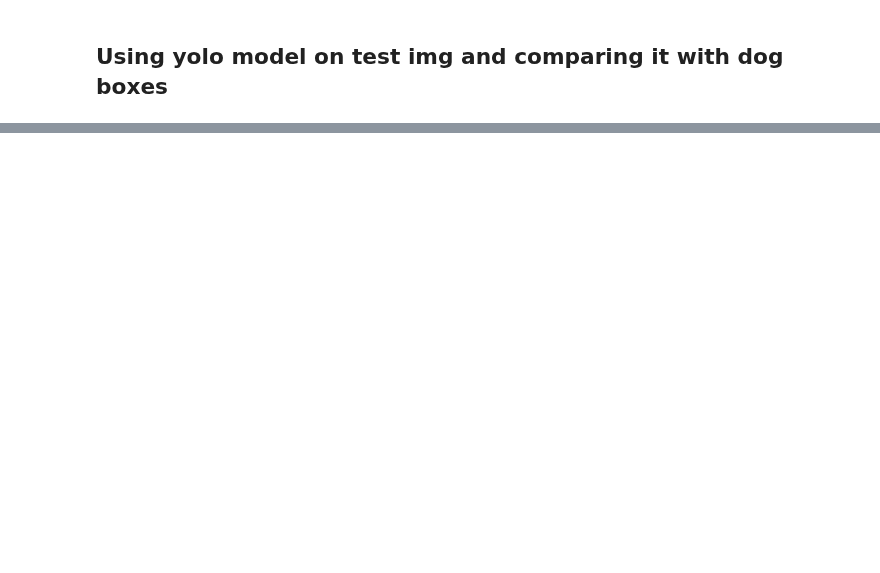
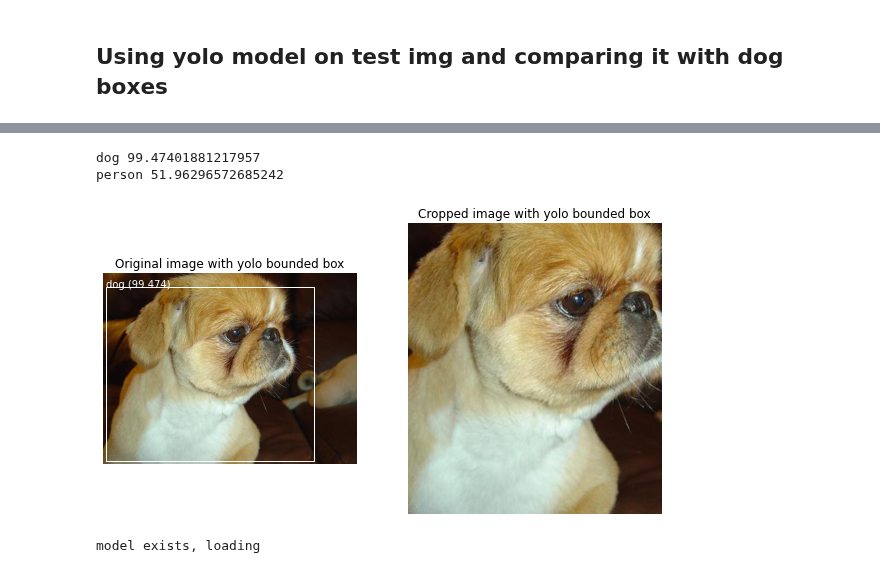
Before and after one commit to Jeremynadal33/classify_stanford_dogs, a Jupyter notebook: optimize_classification_with_yolo.ipynb, the cells around one changed output, grey strips where cells are left out. Drawn from its saved outputs; the diff is of its cells as text; code cells hidden in the pictures; blank space fills up the shorter version.

```diff
--- a/optimize_classification_with_yolo.ipynb
+++ b/optimize_classification_with_yolo.ipynb
@@ -298,0 +278,71 @@ dog 58.46817493438721
+# %%
+def crop(img, x1, y1, x2, y2, CLAHE = False):
+  image = plt.imread(img)
+  if CLAHE : image = CLAHE_rgb(image)
+  shape = image.shape
+
+  x1 = max(x1, 0)
+  y1 = max(y1, 0)
+  x2 = min(x2,shape[1])
+  y2 = min(y2,shape[0])
+
+  return tf.image.crop_to_bounding_box(
+    image, y1, x1 , y2-y1, x2-x1
+)
+# %%
+boxes, pred_labels, scores = predict_boxes(img, yolo, yolo_labels)
+
+if 'dog' not in pred_labels :
+  print('WARNING : yolo did not detect any dog')
+
+fig = plt.figure(figsize=(10,20))
+plt.subplot(1,2,1)
+
+plt.imshow(plt.imread(img))
+# get the context for drawing boxes
+ax = plt.gca()
+# plot each box
+for i in range(len(boxes)):
+  if pred_labels[i]=='dog':
+    box = boxes[i]
+    # get coordinates
+    y1, x1, y2, x2 = box.ymin, box.xmin, box.ymax, box.xmax
+    # calculate width and height of the box
+    width, height = x2 - x1, y2 - y1
+    # create the shape
+    rect = Rectangle((x1, y1), width, height, fill=False, color='white')
+    # draw the box
+    ax.add_patch(rect)
+    # draw text and score in top left corner
+    label = "%s (%.3f)" % (pred_labels[i], scores[i])
+    plt.text(x1, y1, label, color='white')
+plt.axis('off')
+
+plt.subplot(1,2,2)
+image = tf.keras.preprocessing.image.smart_resize(crop(img, x1, y1, x2, y2 )/255,(442,386))
+plt.imshow(image)
+plt.axis('off')
+
+
+ax1 = fig.add_subplot(121)
+ax2 = fig.add_subplot(122)
+
+ax1.title.set_text('Original image with yolo bounded box')
+ax2.title.set_text('Cropped image with yolo bounded box')
+plt.show()
+# %% [output]
+dog 99.47401881217957
+person 51.96296572685242
+[figure, new version]
+# %%
+model_path = model_dir + 'final_1.h5'
+input_shape = (442, 386,3)
+
+if os.path.exists(model_path):
+    print('model exists, loading')
+    clf_model = load_model(model_path)
+    dog_labels = open(model_dir+ 'dog_labels.txt').read().split('\n')[:-1]
+else:
+    print('model doesnt exists' )
+# %% [output]
+model exists, loading
```
Also changed, not shown: parts of 21 cells of this notebook.
